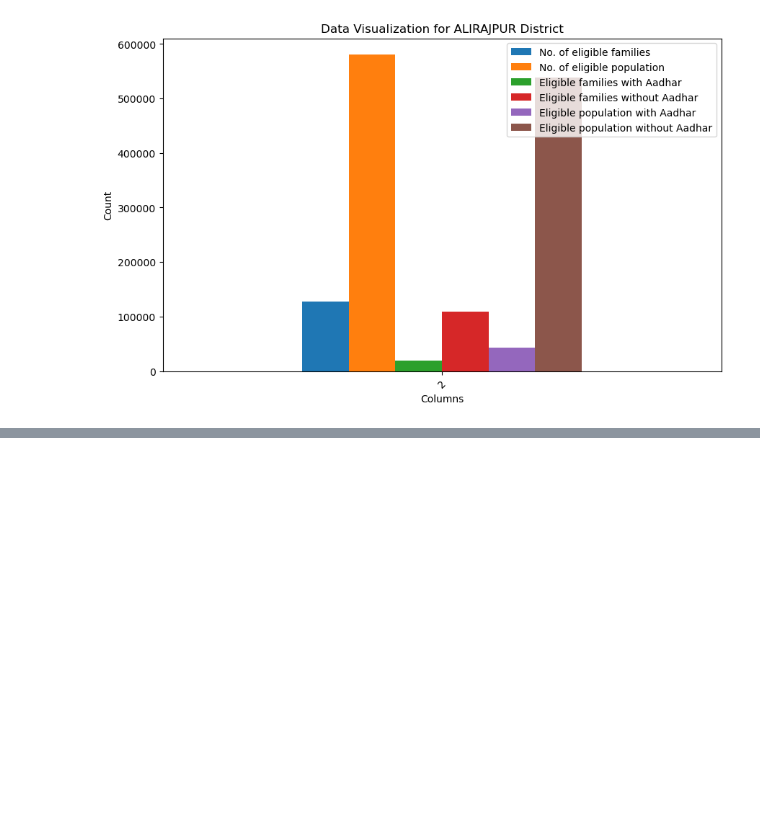
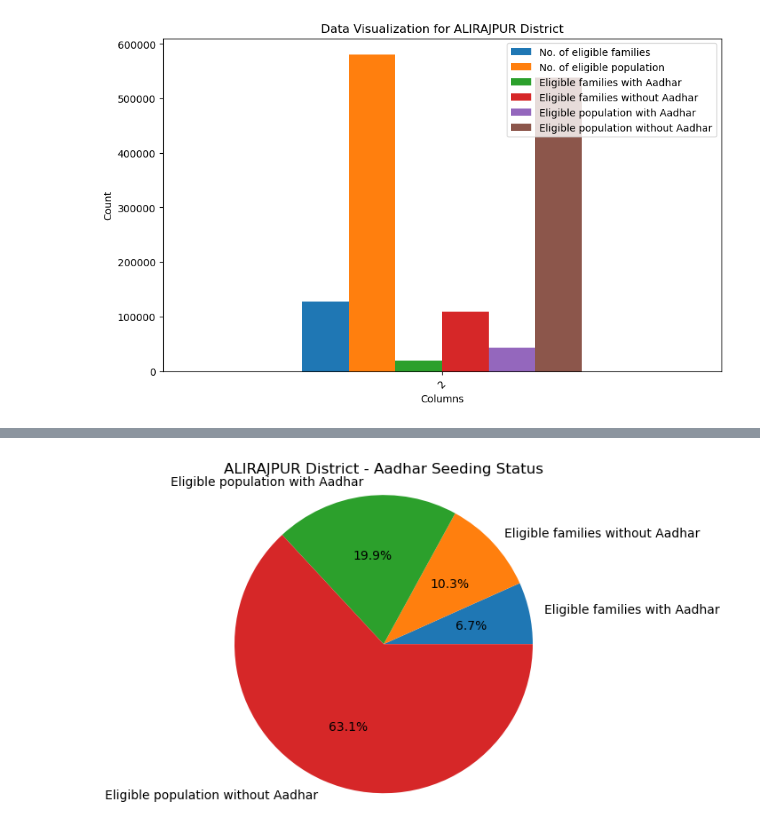
Before and after one commit to BS-World/Kaggle-Project, a Jupyter notebook: aadhar-households-covered-under-nfsa-2013-of-m-p.ipynb, the cells around one changed output, grey strips where cells are left out. Cells and saved outputs as stored; diff of their text form; code cells hidden in the pictures; blank space fills up the shorter version.

```diff
--- a/aadhar-households-covered-under-nfsa-2013-of-m-p.ipynb
+++ b/aadhar-households-covered-under-nfsa-2013-of-m-p.ipynb
@@ -326,0 +452,14 @@ plt.show()
+# %%
+district_data = df[df['District'] == 'BARWANI']
+
+# Extract the values for the pie chart
+labels = ['Eligible families with Aadhar', 'Eligible families without Aadhar', 'Eligible population with Aadhar', 'Eligible population without Aadhar']
+values = district_data.loc[:, ['Eligible families with Aadhar', 'Eligible families without Aadhar', 'Eligible population with Aadhar', 'Eligible population without Aadhar']].values.flatten()
+
+# Create the pie chart
+plt.pie(values, labels=labels, autopct='%1.1f%%')
+plt.title('ALIRAJPUR District - Aadhar Seeding Status')
+plt.axis('equal')
+plt.show()
+# %% [output]
+[figure, added]
```
Also changed, not shown: parts of 44 cells of this notebook.
